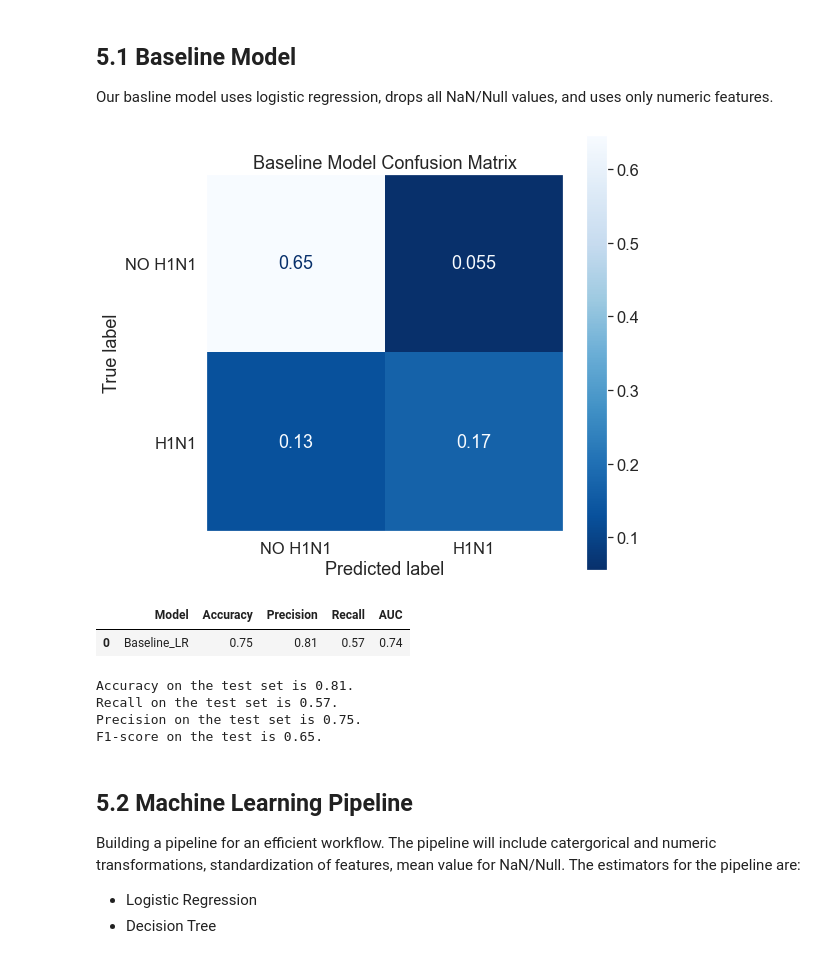
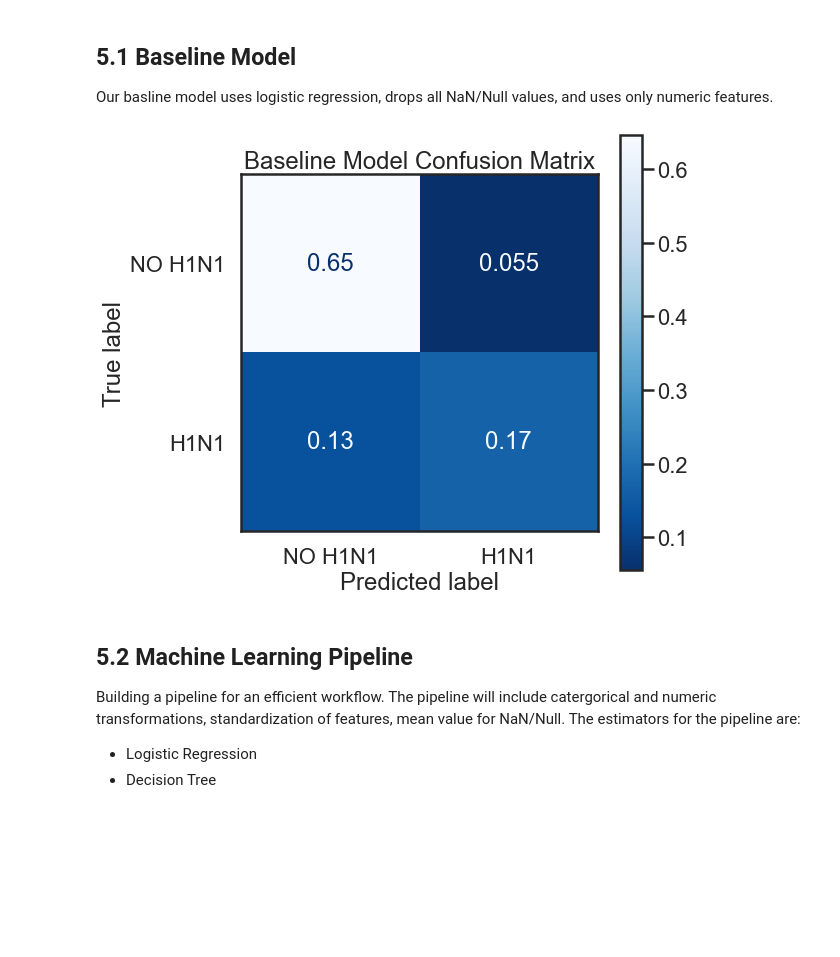
Before and after one commit to westonshuken/h1n1-and-flu-vaccine-predictor, a Jupyter notebook: index.ipynb, the cells around one changed output. Cells and saved outputs as stored; diff of their text form; code cells hidden in the pictures; blank space fills up the shorter version.

```diff
--- a/index.ipynb
+++ b/index.ipynb
@@ -211,58 +211,24 @@ baseline_data = grab_numeric(data).dropna()
 X_train, X_test, y_train, y_test = data_split(baseline_data)
 # %%
 # Instantiate the baseline classifier and fit to train test
-baseline_model = LogisticRegression(random_state=20211122)
+baseline = LogisticRegression(random_state=20211122)
 
-baseline_model.fit(X_train, y_train)
+baseline.fit(X_train, y_train)
 
 # Predict on the test set
-baseline_pred = baseline_model.predict(X_test)
+y_pred = baseline.predict(X_test)
 # %%
 # Plot the confusion matrix of baseline model results
-sns.set(font_scale=1.5)
+sns.set_theme(style="white", context="poster")
 
 fig, ax = plt.subplots(figsize=(8, 8))
-plot_confusion_matrix(baseline_model, X_test, y_test, cmap='Blues_r',
+plot_confusion_matrix(baseline, X_test, y_test, cmap='Blues_r',
                       display_labels=['NO H1N1', 'H1N1'], ax=ax, normalize='all')
 plt.title('Baseline Model Confusion Matrix')
 plt.grid(False)
 plt.show()
 # %% [output]
-[figure, old version]
+[figure, new version]
-# %%
-# Create a metric table to record metrics of baseline model and all additional models to run
-metric_table = pd.DataFrame(columns = ['Model', 'CV Score', 'Accuracy', 'Precision', 'Recall', 'F1 Score', 'AUC Score'])
-
-# Create a function to update metric table
-def get_metrics(name, y_test, y_pred):
-    cv_score = round(np.median(cross_val_score(pipeline, X_train, y_train, cv=5)), 4)
-    accuracy = round(accuracy_score(y_test, y_pred), 4)
-    precision = round(precision_score(y_test, y_pred), 4)
-    recall = round(recall_score(y_test, y_pred), 4)
-    f1 = round(f1_score(y_test, y_pred), 4)
-    auc_score = round(roc_auc_score(y_test, y_pred), 4)
-
-
-    metric_table = metric_table.append({'Model': name, 'Accuracy': accuracy, 'Precision': precision, 'Recall': recall,
-                                        'AUC': auc_score
-
-                     'AUC': round(roc_auc_score(y_test, baseline_pred), 2)}, ignore_index=True)
-metric_table
-# %% [output]
-|  | Model | Accuracy | Precision | Recall | AUC |
-| 0 | Baseline_LR | 0.75 | 0.81 | 0.57 | 0.74 |
-# %%
-print(f"""
-Accuracy on the test set is {round(accuracy_score(y_test, baseline_pred), 2)}.
-Recall on the test set is {round(recall_score(y_test, baseline_pred), 2)}.
-Precision on the test set is {round(precision_score(y_test, baseline_pred), 2)}.
-F1-score on the test is {round(f1_score(y_test, baseline_pred), 2)}.
-""")
-# %% [output]
-Accuracy on the test set is 0.81.
-Recall on the test set is 0.57.
-Precision on the test set is 0.75.
-F1-score on the test is 0.65.
 # %% [markdown]
 ## 5.2 Machine Learning Pipeline <a class="anchor" id="Pipeline"></a>
 Building a pipeline for an efficient workflow. The pipeline will include catergorical and numeric transformations, standardization of features, mean value for NaN/Null.
```
Also changed, not shown: parts of 16 cells of this notebook.
